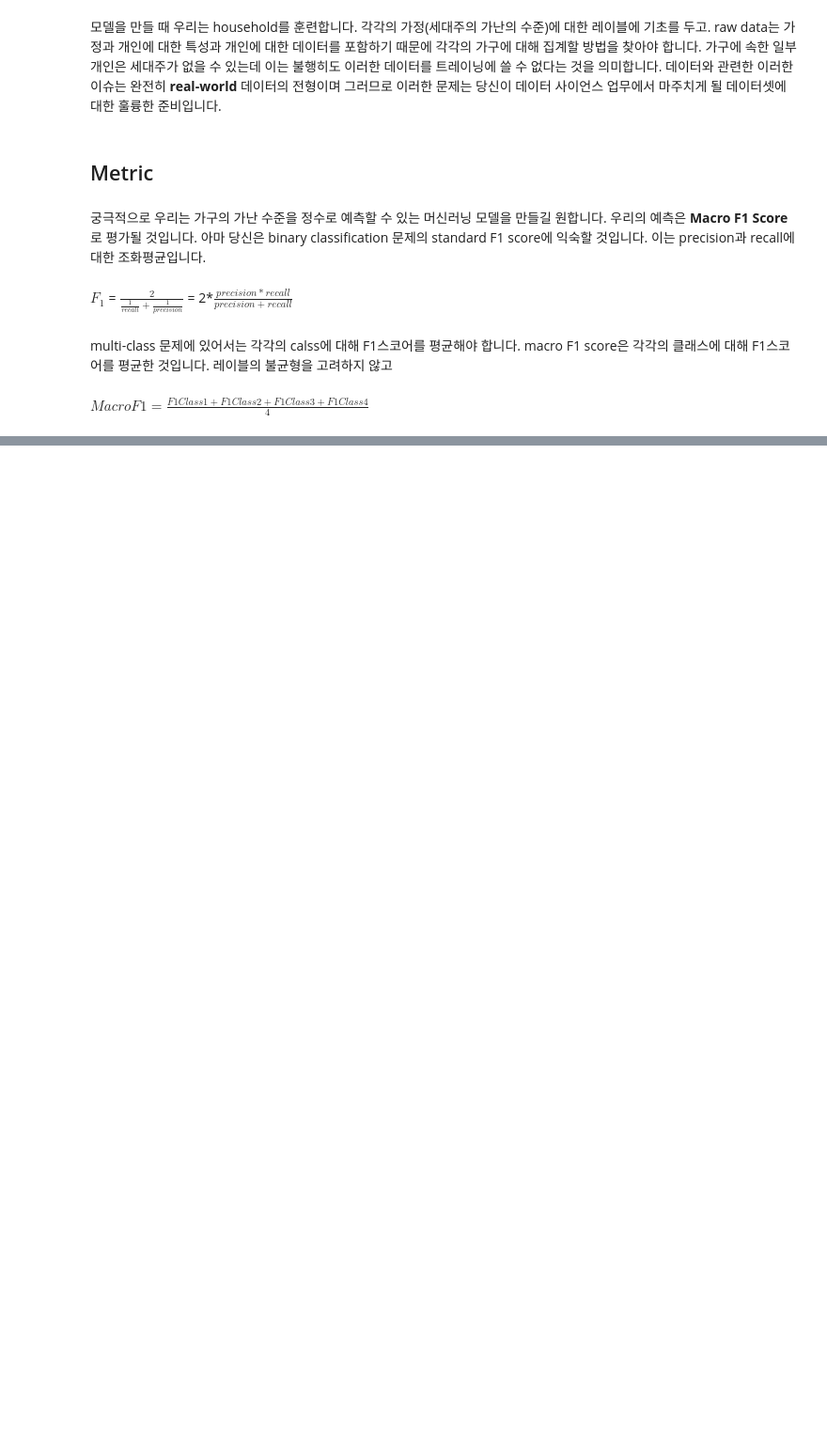
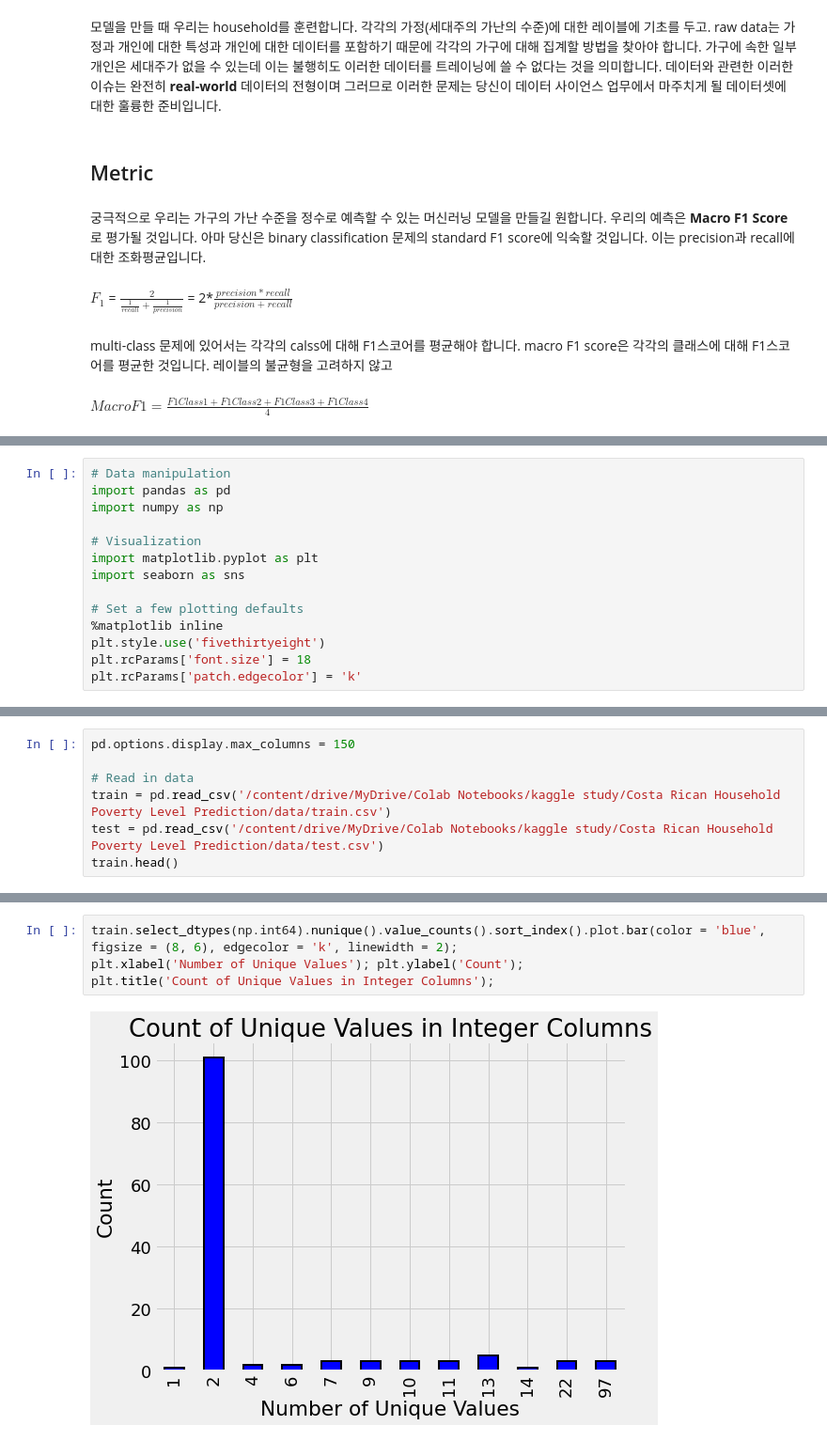
Before and after one commit to stk346/Kaggle, a Jupyter notebook: Costa Rican Household Poverty Level Prediction/A_Complete_Introduction_and_Walkthrough.ipynb, the cells around one changed output, grey strips where cells are left out. Shown: that part at 94% size. Saved outputs shown, nothing was run; the diff lists cells and outputs as text; blank space fills up the shorter version.

```diff
--- a/Costa Rican Household Poverty Level Prediction/A_Complete_Introduction_and_Walkthrough.ipynb
+++ b/Costa Rican Household Poverty Level Prediction/A_Complete_Introduction_and_Walkthrough.ipynb
@@ -208,0 +239,14 @@ $Macro F1 = \frac{F1 Class 1 + F1 Class 2 + F1 Class 3 + F1 Class 4}{4}$
+# %%
+# Data manipulation
+import pandas as pd
+import numpy as np
+
+# Visualization
+import matplotlib.pyplot as plt
+import seaborn as sns
+
+# Set a few plotting defaults
+%matplotlib inline
+plt.style.use('fivethirtyeight')
+plt.rcParams['font.size'] = 18
+plt.rcParams['patch.edgecolor'] = 'k'
@@ -208,0 +260,7 @@ $Macro F1 = \frac{F1 Class 1 + F1 Class 2 + F1 Class 3 + F1 Class 4}{4}$
+# %%
+pd.options.display.max_columns = 150
+
+# Read in data
+train = pd.read_csv('/content/drive/MyDrive/Colab Notebooks/kaggle study/Costa Rican Household Poverty Level Prediction/data/train.csv')
+test = pd.read_csv('/content/drive/MyDrive/Colab Notebooks/kaggle study/Costa Rican Household Poverty Level Prediction/data/test.csv')
+train.head()
@@ -208,0 +329,6 @@ $Macro F1 = \frac{F1 Class 1 + F1 Class 2 + F1 Class 3 + F1 Class 4}{4}$
+# %%
+train.select_dtypes(np.int64).nunique().value_counts().sort_index().plot.bar(color = 'blue', figsize = (8, 6), edgecolor = 'k', linewidth = 2);
+plt.xlabel('Number of Unique Values'); plt.ylabel('Count');
+plt.title('Count of Unique Values in Integer Columns');
+# %% [output]
+[figure, added]
```
Also changed, not shown: parts of 27 cells of this notebook.
